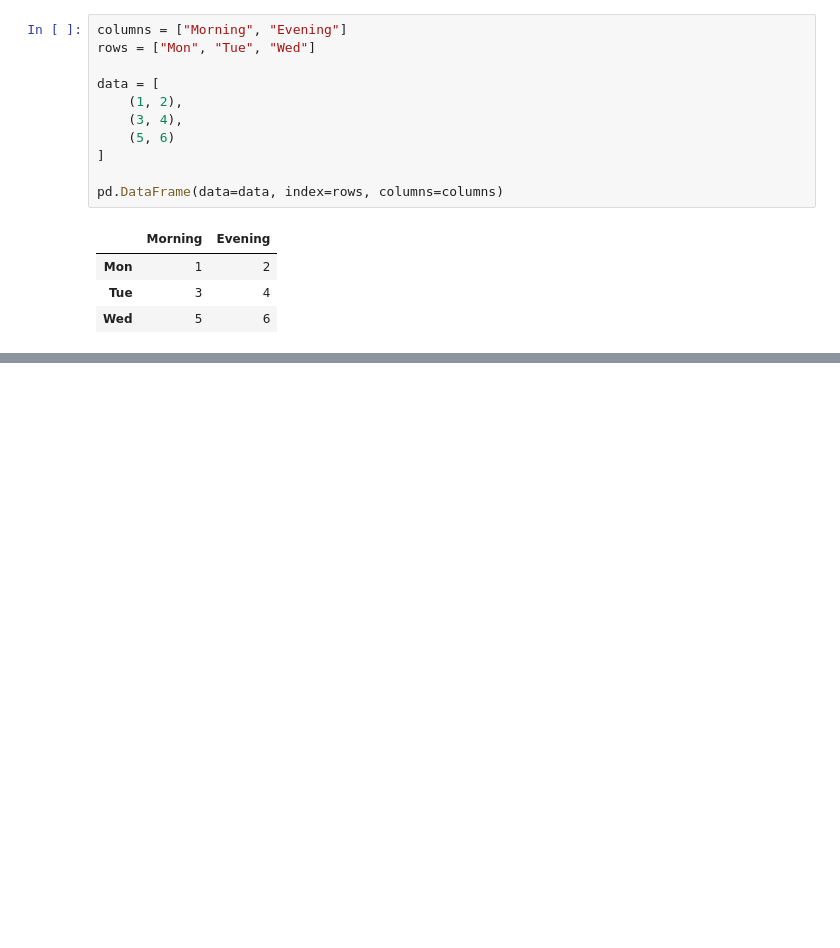
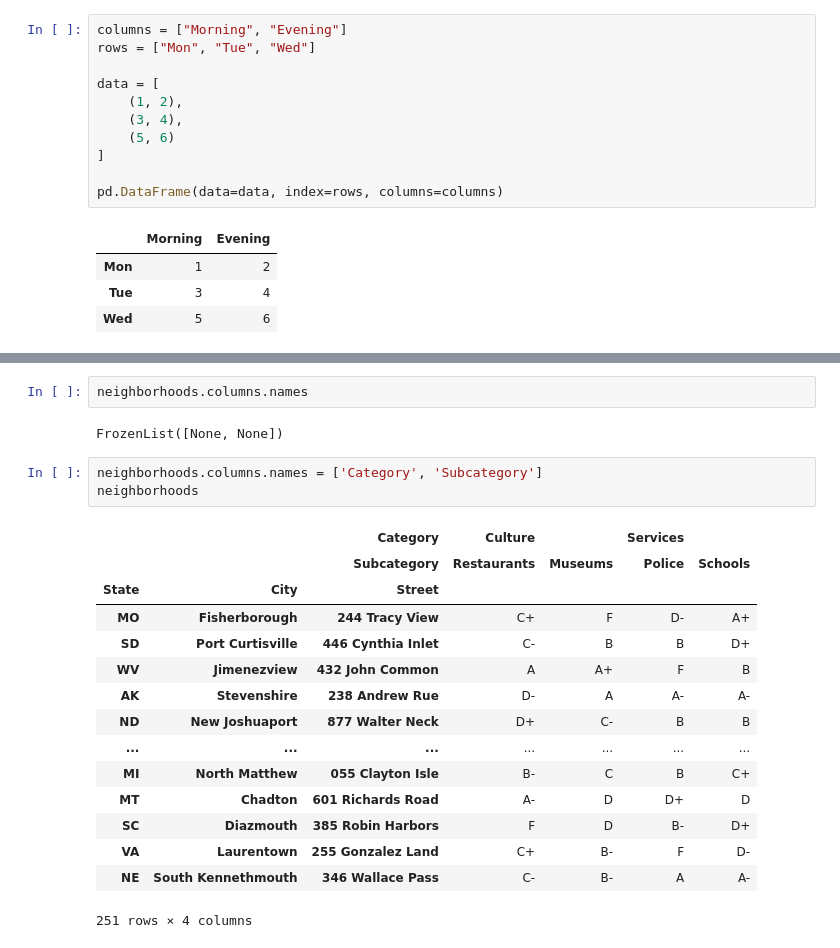
Before and after one commit to PK0438/data_analysis_class, a Jupyter notebook: Pandas_ActivityFile10.ipynb, the cells around one changed output, grey strips where cells are left out. Cells and saved outputs as stored; diff of their text form; blank space fills up the shorter version.

```diff
--- a/Pandas_ActivityFile10.ipynb
+++ b/Pandas_ActivityFile10.ipynb
@@ -43,0 +124,23 @@ pd.DataFrame(data=data, index=rows, columns=columns_index)
+# %%
+neighborhoods.columns.names
+# %% [output]
+FrozenList([None, None])
+# %%
+neighborhoods.columns.names = ['Category', 'Subcategory']
+neighborhoods
+# %% [output]
+|  |  | Category | Culture |  | Services |  |
+|  |  | Subcategory | Restaurants | Museums | Police | Schools |
+| State | City | Street |  |  |  |  |
+| MO | Fisherborough | 244 Tracy View | C+ | F | D- | A+ |
+| SD | Port Curtisville | 446 Cynthia Inlet | C- | B | B | D+ |
+| WV | Jimenezview | 432 John Common | A | A+ | F | B |
+| AK | Stevenshire | 238 Andrew Rue | D- | A | A- | A- |
+| ND | New Joshuaport | 877 Walter Neck | D+ | C- | B | B |
+| ... | ... | ... | ... | ... | ... | ... |
+| MI | North Matthew | 055 Clayton Isle | B- | C | B | C+ |
+| MT | Chadton | 601 Richards Road | A- | D | D+ | D |
+| SC | Diazmouth | 385 Robin Harbors | F | D | B- | D+ |
+| VA | Laurentown | 255 Gonzalez Land | C+ | B- | F | D- |
+| NE | South Kennethmouth | 346 Wallace Pass | C- | B- | A | A- |
+251 rows × 4 columns
```
Also changed, not shown: parts of 28 cells of this notebook, 2 other files.
